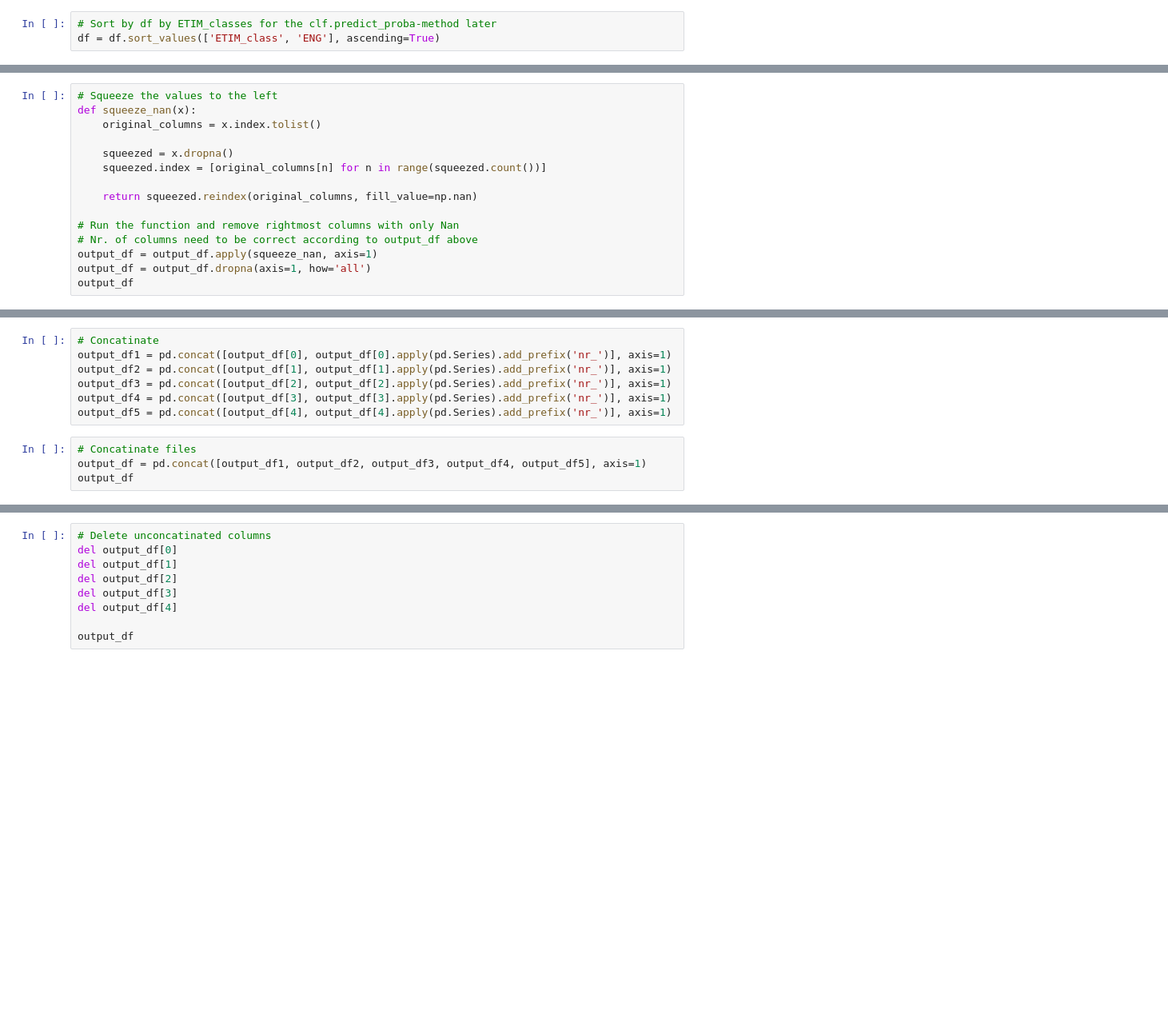
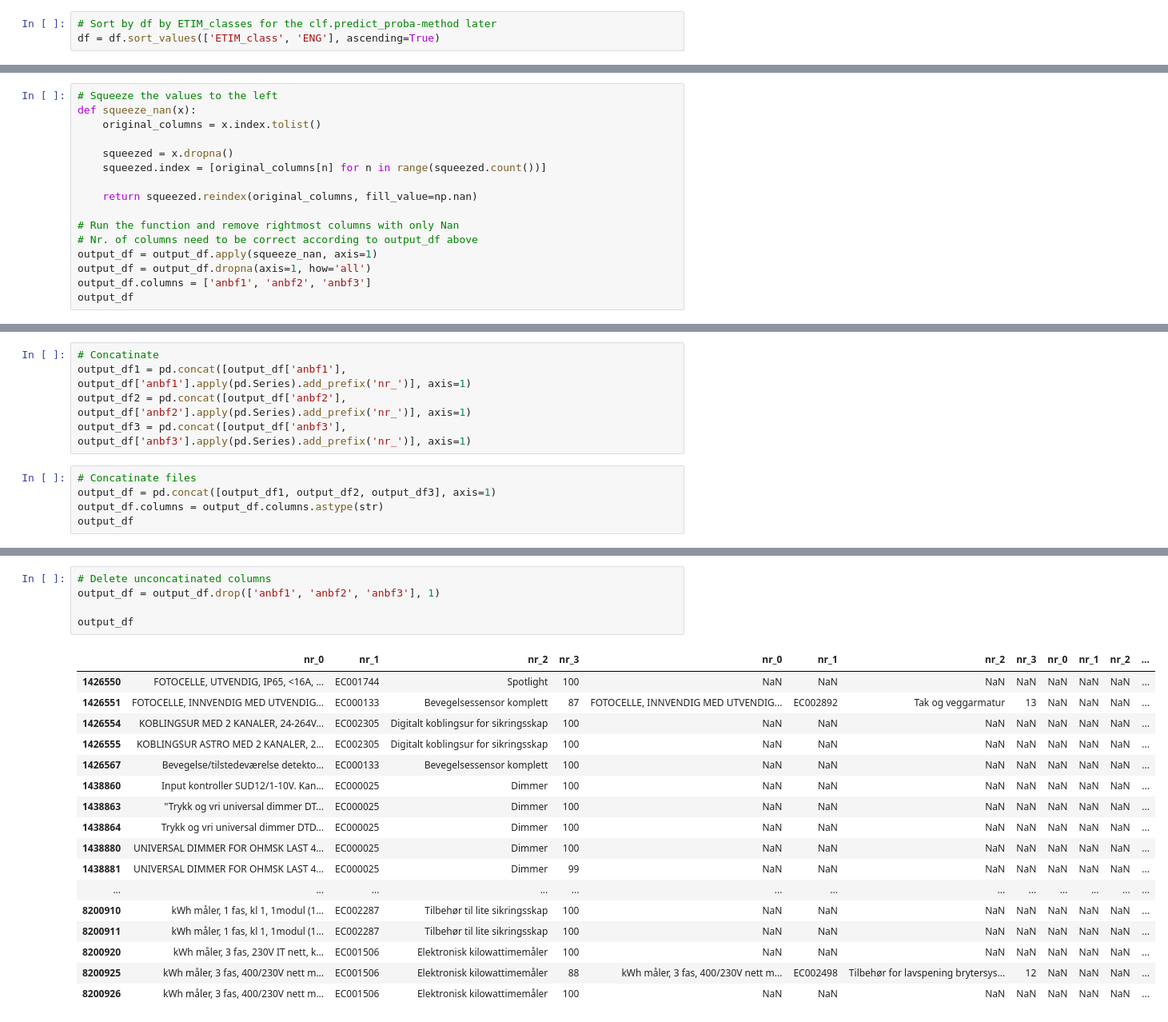
Before and after one commit to pkgranholt/ETIM-classification, a Jupyter notebook: Machine_learning_for_implementation.ipynb, the cells around one changed output, grey strips where cells are left out. Shown: that part at 80% size. Saved outputs shown, nothing was run; the diff lists cells and outputs as text; blank space fills up the shorter version.

```diff
--- a/Machine_learning_for_implementation.ipynb
+++ b/Machine_learning_for_implementation.ipynb
@@ -241,4 +263,5 @@ def squeeze_nan(x):
 # Nr. of columns need to be correct according to output_df above
 output_df = output_df.apply(squeeze_nan, axis=1)
 output_df = output_df.dropna(axis=1, how='all')
+output_df.columns = ['anbf1', 'anbf2', 'anbf3']
 output_df
@@ -245,11 +287,10 @@ output_df
 # %%
 # Concatinate
-output_df1 = pd.concat([output_df[0], output_df[0].apply(pd.Series).add_prefix('nr_')], axis=1)
-output_df2 = pd.concat([output_df[1], output_df[1].apply(pd.Series).add_prefix('nr_')], axis=1)
-output_df3 = pd.concat([output_df[2], output_df[2].apply(pd.Series).add_prefix('nr_')], axis=1)
-output_df4 = pd.concat([output_df[3], output_df[3].apply(pd.Series).add_prefix('nr_')], axis=1)
-output_df5 = pd.concat([output_df[4], output_df[4].apply(pd.Series).add_prefix('nr_')], axis=1)
+output_df1 = pd.concat([output_df['anbf1'], output_df['anbf1'].apply(pd.Series).add_prefix('nr_')], axis=1)
+output_df2 = pd.concat([output_df['anbf2'], output_df['anbf2'].apply(pd.Series).add_prefix('nr_')], axis=1)
+output_df3 = pd.concat([output_df['anbf3'], output_df['anbf3'].apply(pd.Series).add_prefix('nr_')], axis=1)
 # %%
 # Concatinate files
-output_df = pd.concat([output_df1, output_df2, output_df3, output_df4, output_df5], axis=1)
+output_df = pd.concat([output_df1, output_df2, output_df3], axis=1)
+output_df.columns = output_df.columns.astype(str)
 output_df
@@ -256,9 +316,23 @@ output_df
 # %%
 # Delete unconcatinated columns
-del output_df[0]
-del output_df[1]
-del output_df[2]
-del output_df[3]
-del output_df[4]
+output_df = output_df.drop(['anbf1', 'anbf2', 'anbf3'], 1)
 
 output_df
+# %% [output]
+|  | nr_0 | nr_1 | nr_2 | nr_3 | nr_0 | nr_1 | nr_2 | nr_3 | nr_0 | nr_1 | nr_2 | ... |
+| 1426550 | FOTOCELLE, UTVENDIG, IP65, <16A, ... | EC001744 | Spotlight | 100 | NaN | NaN | NaN | NaN | NaN | NaN | NaN | ... |
+| 1426551 | FOTOCELLE, INNVENDIG MED UTVENDIG... | EC000133 | Bevegelsessensor komplett | 87 | FOTOCELLE, INNVENDIG MED UTVENDIG... | EC002892 | Tak og veggarmatur | 13 | NaN | NaN | NaN | ... |
+| 1426554 | KOBLINGSUR MED 2 KANALER, 24-264V... | EC002305 | Digitalt koblingsur for sikringsskap | 100 | NaN | NaN | NaN | NaN | NaN | NaN | NaN | ... |
+| 1426555 | KOBLINGSUR ASTRO MED 2 KANALER, 2... | EC002305 | Digitalt koblingsur for sikringsskap | 100 | NaN | NaN | NaN | NaN | NaN | NaN | NaN | ... |
+| 1426567 | Bevegelse/tilstedeværelse detekto... | EC000133 | Bevegelsessensor komplett | 100 | NaN | NaN | NaN | NaN | NaN | NaN | NaN | ... |
+| 1438860 | Input kontroller SUD12/1-10V. Kan... | EC000025 | Dimmer | 100 | NaN | NaN | NaN | NaN | NaN | NaN | NaN | ... |
+| 1438863 | "Trykk og vri universal dimmer DT... | EC000025 | Dimmer | 100 | NaN | NaN | NaN | NaN | NaN | NaN | NaN | ... |
+| 1438864 | Trykk og vri universal dimmer DTD... | EC000025 | Dimmer | 100 | NaN | NaN | NaN | NaN | NaN | NaN | NaN | ... |
+| 1438880 | UNIVERSAL DIMMER FOR OHMSK LAST 4... | EC000025 | Dimmer | 100 | NaN | NaN | NaN | NaN | NaN | NaN | NaN | ... |
+| 1438881 | UNIVERSAL DIMMER FOR OHMSK LAST 4... | EC000025 | Dimmer | 99 | NaN | NaN | NaN | NaN | NaN | NaN | NaN | ... |
+| ... | ... | ... | ... | ... | ... | ... | ... | ... | ... | ... | ... | ... |
+| 8200910 | kWh måler, 1 fas, kl 1, 1modul (1... | EC002287 | Tilbehør til lite sikringsskap | 100 | NaN | NaN | NaN | NaN | NaN | NaN | NaN | ... |
+| 8200911 | kWh måler, 1 fas, kl 1, 1modul (1... | EC002287 | Tilbehør til lite sikringsskap | 100 | NaN | NaN | NaN | NaN | NaN | NaN | NaN | ... |
+| 8200920 | kWh måler, 3 fas, 230V IT nett, k... | EC001506 | Elektronisk kilowattimemåler | 100 | NaN | NaN | NaN | NaN | NaN | NaN | NaN | ... |
+| 8200925 | kWh måler, 3 fas, 400/230V nett m... | EC001506 | Elektronisk kilowattimemåler | 88 | kWh måler, 3 fas, 400/230V nett m... | EC002498 | Tilbehør for lavspening brytersys... | 12 | NaN | NaN | NaN | ... |
+| 8200926 | kWh måler, 3 fas, 400/230V nett m... | EC001506 | Elektronisk kilowattimemåler | 100 | NaN | NaN | NaN | NaN | NaN | NaN | NaN | ... |
```
Also changed, not shown: parts of 23 cells of this notebook, 1 other file.
